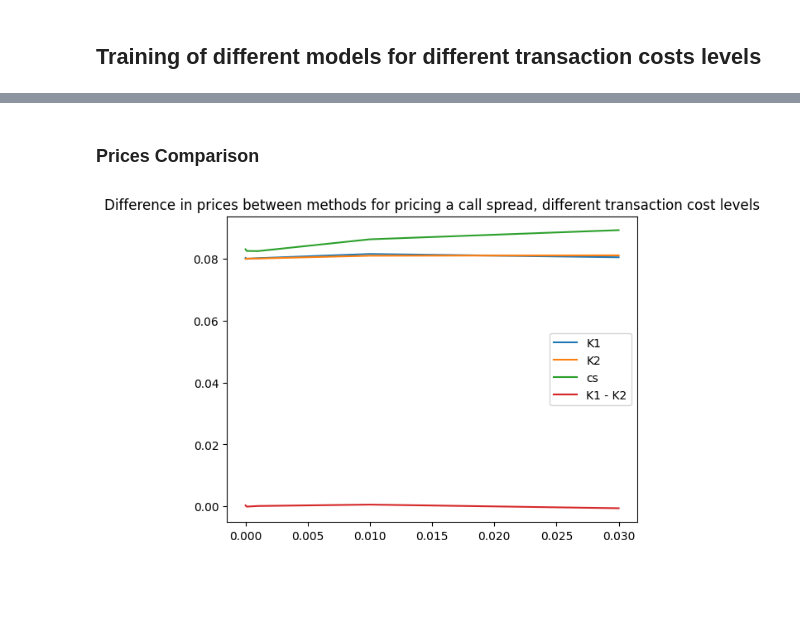
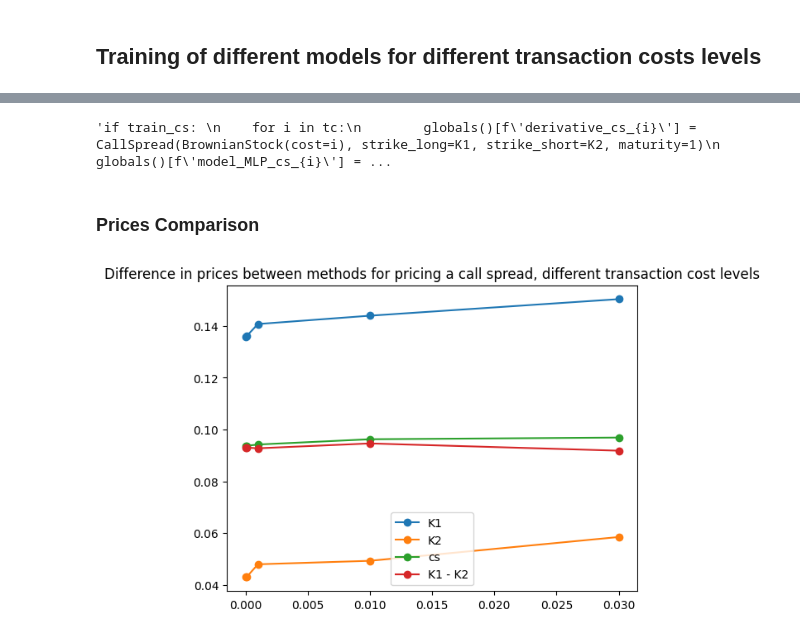
Before and after one commit to JulesArzel/Deep_Hedging_v2, a Jupyter notebook: Deep Reinforcement Learning Approach/Main_Deep_RL_pfhedge.ipynb, the cells around one changed output, grey strips where cells are left out. Saved outputs shown, nothing was run; the diff lists cells and outputs as text; code cells hidden in the pictures; blank space fills up the shorter version.

```diff
--- a/Deep Reinforcement Learning Approach/Main_Deep_RL_pfhedge.ipynb
+++ b/Deep Reinforcement Learning Approach/Main_Deep_RL_pfhedge.ipynb
@@ -511,7 +494,7 @@ tc = [0, 0.0001, 0.001, 0.01, 0.03]
 K1 = 0.9
 K2 = 1.1
 # %%
-train_cs = False
+train_cs = True
 # %%
 if train_cs:
     for i in tc:
@@ -533,7 +518,7 @@ if train_cs:
 
         torch.save(globals()[f'hedger_NTBN_K2_{i}'].state_dict(), f"NTBN_K2_{i}.pth")
 # %%
-if train_cs:
+'''if train_cs:
     for i in tc:
         globals()[f'derivative_cs_{i}'] = CallSpread(BrownianStock(cost=i), strike_long=K1, strike_short=K2, maturity=1)
         globals()[f'model_MLP_cs_{i}'] = MultiLayerPerceptron()
@@ -541,7 +526,9 @@ if train_cs:
         globals()[f'hedger_MLP_cs_{i}'].fit(globals()[f'derivative_cs_{i}'], n_paths=5000, n_epochs=50)
         globals()[f'price_MLP_cs_{i}'] = globals()[f'hedger_MLP_cs_{i}'].price(globals()[f'derivative_cs_{i}'], n_paths=5000)
 
-        torch.save(globals()[f'hedger_MLP_cs_{i}'].state_dict(), f"MLP_cs_{i}.pth")
+        torch.save(globals()[f'hedger_MLP_cs_{i}'].state_dict(), f"MLP_cs_{i}.pth")'''
+# %% [output]
+'if train_cs: \n    for i in tc:\n        globals()[f\'derivative_cs_{i}\'] = CallSpread(BrownianStock(cost=i), strike_long=K1, strike_short=K2, maturity=1)\n        globals()[f\'model_MLP_cs_{i}\'] = ...
 # %%
 for i in range(len(tc)):
     globals()[f'derivative_K1_{i}'] = EuropeanOption(BrownianStock(cost=tc[i]), strike=K1, maturity=1)
@@ -569,19 +556,18 @@ for i in range(len(tc)):
     globals()[f'hedger_MLP_cs_{i}'].eval()
     globals()[f'hedger_NTBN_K1_{i}'].eval()
     globals()[f'hedger_NTBN_K2_{i}'].eval()
-    price_cs.append(eval(f'hedger_MLP_cs_{i}').price(derivative, n_paths=10000, n_times = 10).item())
-    price_K1.append(eval(f'hedger_NTBN_K1_{i}').price(derivative, n_paths=10000, n_times = 10).item())
-    price_K2.append(eval(f'hedger_NTBN_K2_{i}').price(derivative, n_paths=10000, n_times = 10).item())
+    price_cs.append(eval(f'hedger_MLP_cs_{i}').price(eval(f'derivative_cs_{i}'), n_paths=10000, n_times = 10).item())
+    price_K1.append(eval(f'hedger_NTBN_K1_{i}').price(eval(f'derivative_K1_{i}'), n_paths=10000, n_times = 10).item())
+    price_K2.append(eval(f'hedger_NTBN_K2_{i}').price(eval(f'derivative_K2_{i}'), n_paths=10000, n_times = 10).item())
 
 price_K1_K2 = [price_K1[i] - price_K2[i] for i in range(len(price_K1))]
 # %%
-
-plt.plot(tc, price_K1, label='K1')
-plt.plot(tc, price_K2, label='K2')
-plt.plot(tc, price_cs, label='cs')
-plt.plot(tc, price_K1_K2, label='K1 - K2')
+plt.plot(tc, price_K1, marker='o', label='K1')
+plt.plot(tc, price_K2, marker='o', label='K2')
+plt.plot(tc, price_cs, marker='o', label='cs')
+plt.plot(tc, price_K1_K2, marker='o', label='K1 - K2')
 plt.title('Difference in prices between methods for pricing a call spread, different transaction cost levels')
 plt.legend()
 plt.show()
 # %% [output]
-[figure, old version]
+[figure, new version]
```
Also changed, not shown: parts of 10 cells of this notebook, 10 other files.
